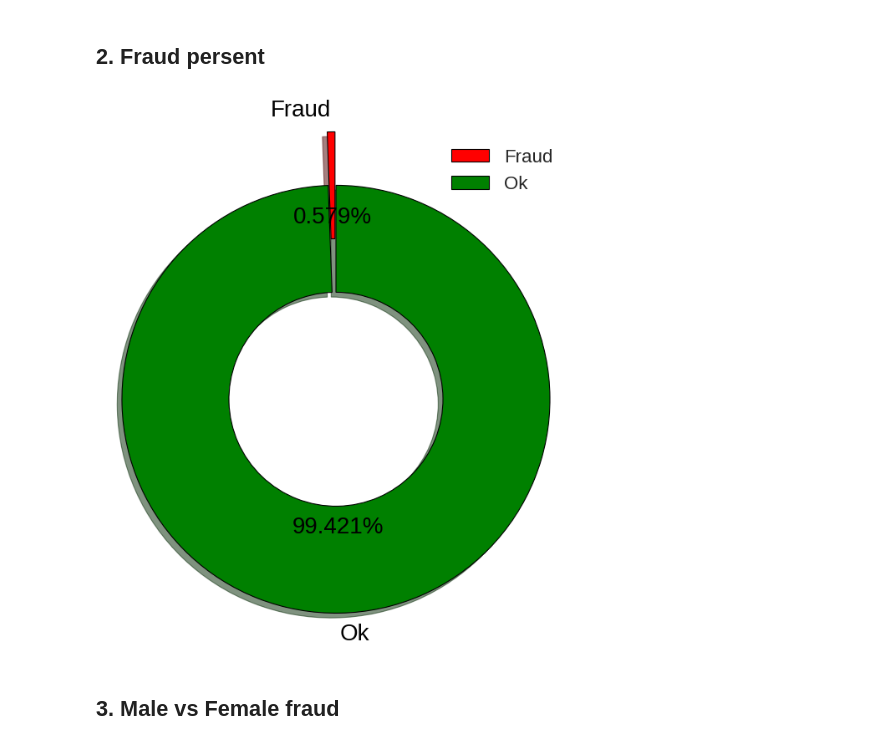
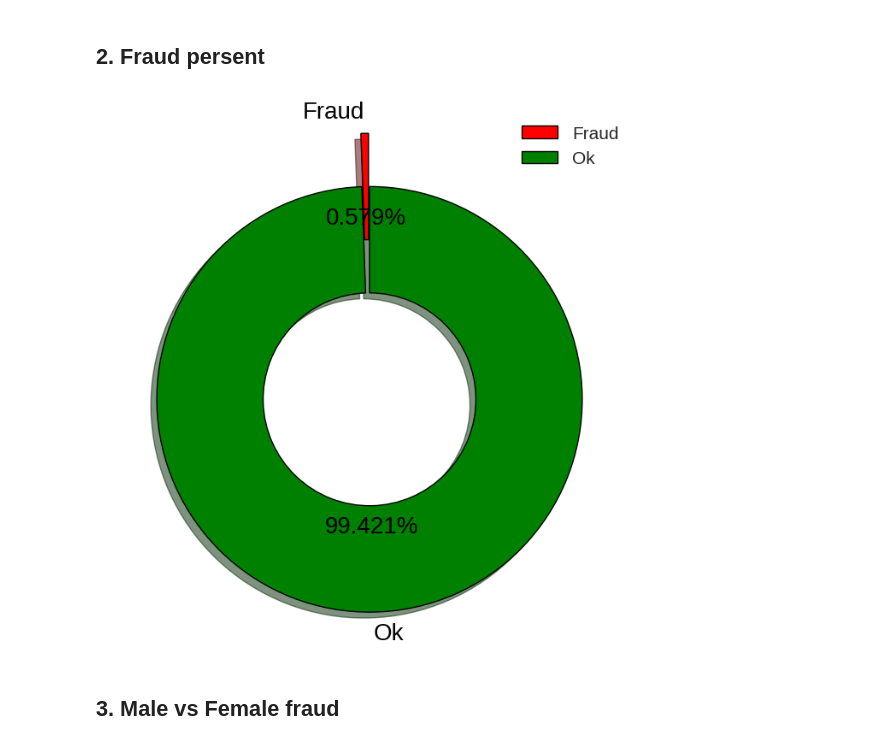
Before and after one commit to ToniPaltus/fraud_detection, a Jupyter notebook: main.ipynb, the cells around one changed output. Drawn from its saved outputs; the diff is of its cells as text; code cells hidden in the pictures.

```diff
--- a/main.ipynb
+++ b/main.ipynb
@@ -14,6 +14,16 @@ import seaborn as sns
 # Styles
 sns.set_theme(style='white', palette=None)
 plt.style.use('seaborn')
+plt.rcParams['font.family'] = 'sans-serif'
+plt.rcParams['font.serif'] = 'Ubuntu'
+
+plt.rcParams['axes.titlesize'] = 25
+plt.rcParams['figure.titlesize'] = 25
+plt.rcParams['axes.labelsize'] = 20
+plt.rcParams['xtick.labelsize'] = 20
+plt.rcParams['ytick.labelsize'] = 20
+plt.rcParams['legend.fontsize'] = 15
+plt.rcParams['font.size'] = 15
 # %% [markdown]
 # Data preprocessing
 # %%
@@ -122,14 +150,14 @@ plt.show()
 vals = [len(df_train[df_train['is_fraud'] == 1]), len(df_train[df_train['is_fraud'] == 0])]
 labels = ['Fraud', 'Ok']
 # %%
-fig, ax = plt.subplots(figsize=(9, 9))
-ax.pie(vals, labels=labels, startangle=90, autopct='%.3f%%', colors=['r', 'g'], shadow=True, explode=(0.1, 0.15), wedgeprops={'width':0.5, 'edgecolor':'k', 'linewidth': 1}, textprops={'color':'k', 'size':25})
+fig, ax = plt.subplots(figsize=(8, 8))
+ax.pie(vals, labels=labels, startangle=90, autopct='%.3f%%', colors=['r', 'g'], shadow=True, explode=(0.1, 0.15), wedgeprops={'width':0.5, 'edgecolor':'k', 'linewidth': 1}, textprops={'color':'k', 'size':20})
 ax.axis('equal')
-plt.legend(fontsize=20)
+plt.legend()
 
 plt.show()
 # %% [output]
-[figure, old version]
+[figure, new version]
 # %% [markdown]
 ## 3. Male vs Female fraud
 # %%
```
Also changed, not shown: parts of 6 cells of this notebook.
